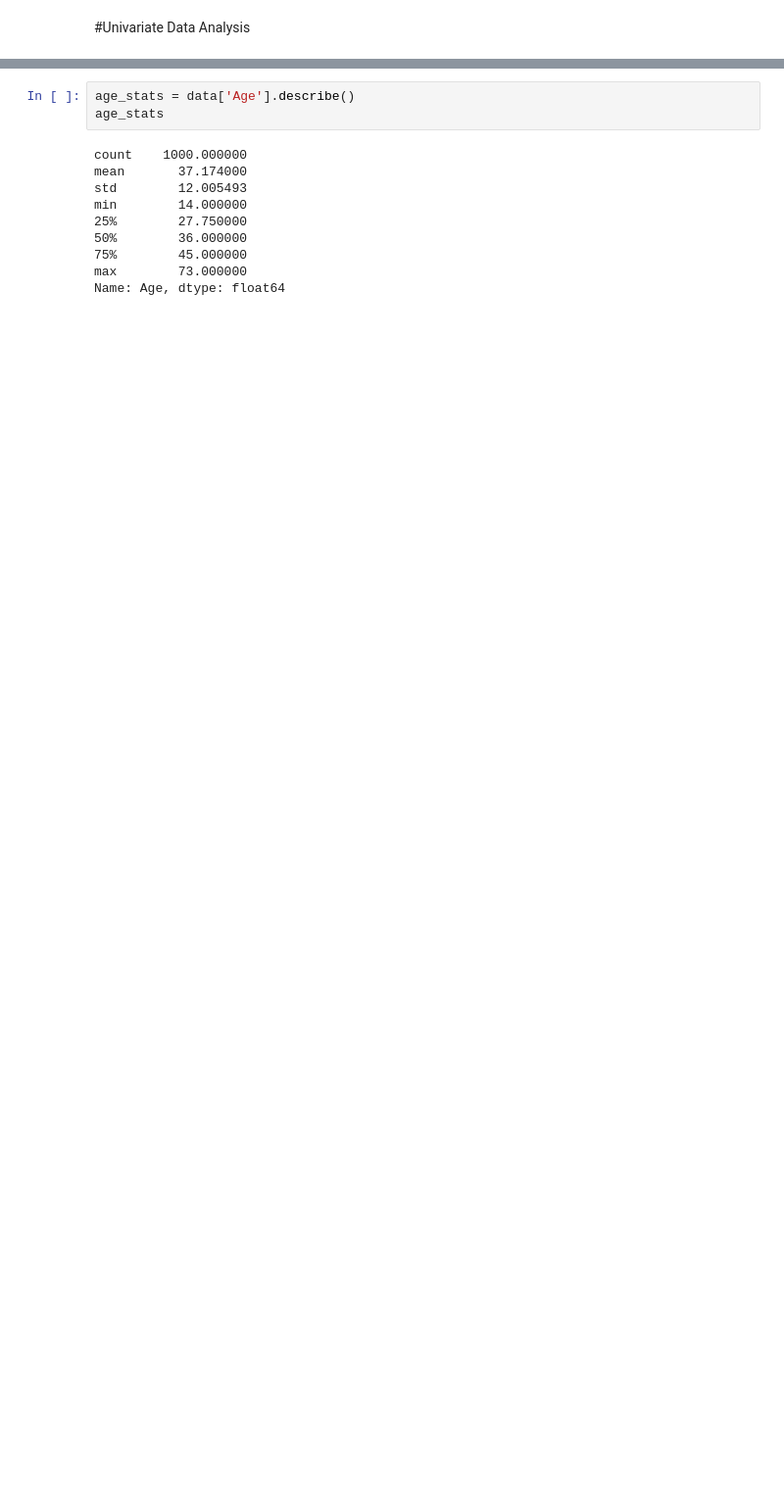
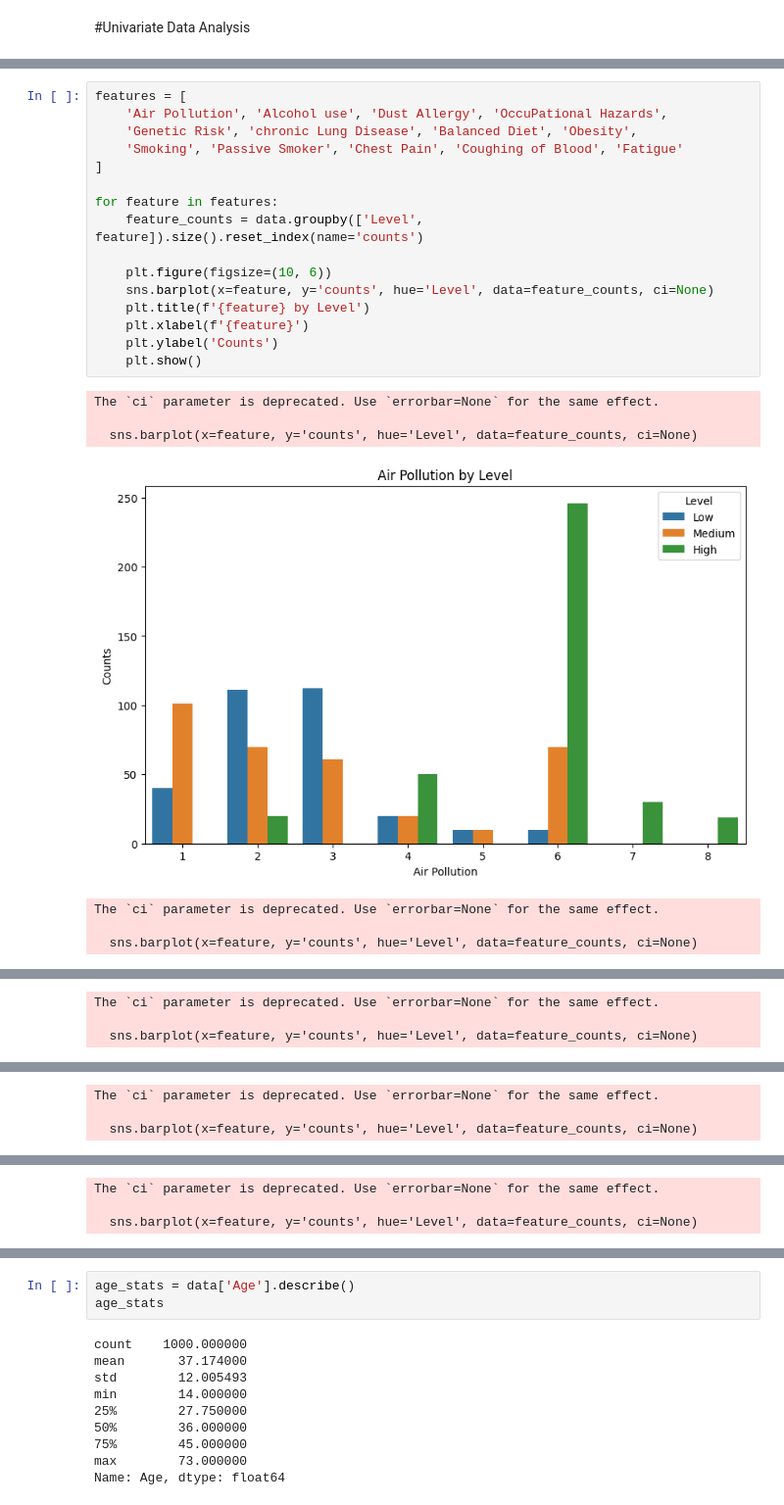
Before and after one commit to mazenbuk/intern, a Jupyter notebook: intern.ipynb, the cells around one changed output, grey strips where cells are left out. Shown at 98% size. Cells and saved outputs as stored; diff of their text form; blank space fills up the shorter version.

```diff
--- a/intern.ipynb
+++ b/intern.ipynb
@@ -52,0 +143,24 @@ data
+# %%
+features = [
+    'Air Pollution', 'Alcohol use', 'Dust Allergy', 'OccuPational Hazards',
+    'Genetic Risk', 'chronic Lung Disease', 'Balanced Diet', 'Obesity',
+    'Smoking', 'Passive Smoker', 'Chest Pain', 'Coughing of Blood', 'Fatigue'
+]
+
+for feature in features:
+    feature_counts = data.groupby(['Level', feature]).size().reset_index(name='counts')
+
+    plt.figure(figsize=(10, 6))
+    sns.barplot(x=feature, y='counts', hue='Level', data=feature_counts, ci=None)
+    plt.title(f'{feature} by Level')
+    plt.xlabel(f'{feature}')
+    plt.ylabel('Counts')
+    plt.show()
+# %% [output]
+The `ci` parameter is deprecated. Use `errorbar=None` for the same effect.
+
+  sns.barplot(x=feature, y='counts', hue='Level', data=feature_counts, ci=None)
+[figure, added]
+The `ci` parameter is deprecated. Use `errorbar=None` for the same effect.
+
+  sns.barplot(x=feature, y='counts', hue='Level', data=feature_counts, ci=None)
@@ -52,0 +168,3 @@ data
+The `ci` parameter is deprecated. Use `errorbar=None` for the same effect.
+
+  sns.barplot(x=feature, y='counts', hue='Level', data=feature_counts, ci=None)
@@ -52,0 +172,3 @@ data
+The `ci` parameter is deprecated. Use `errorbar=None` for the same effect.
+
+  sns.barplot(x=feature, y='counts', hue='Level', data=feature_counts, ci=None)
@@ -52,0 +176,3 @@ data
+The `ci` parameter is deprecated. Use `errorbar=None` for the same effect.
+
+  sns.barplot(x=feature, y='counts', hue='Level', data=feature_counts, ci=None)
```
Also changed, not shown: parts of 90 cells of this notebook.
